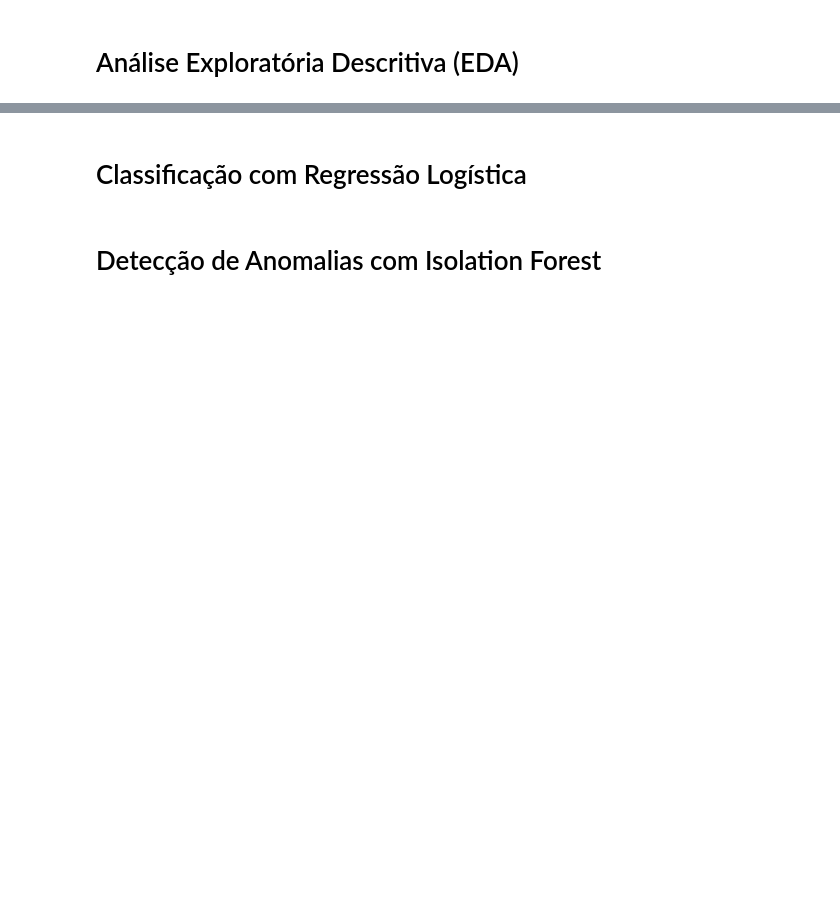
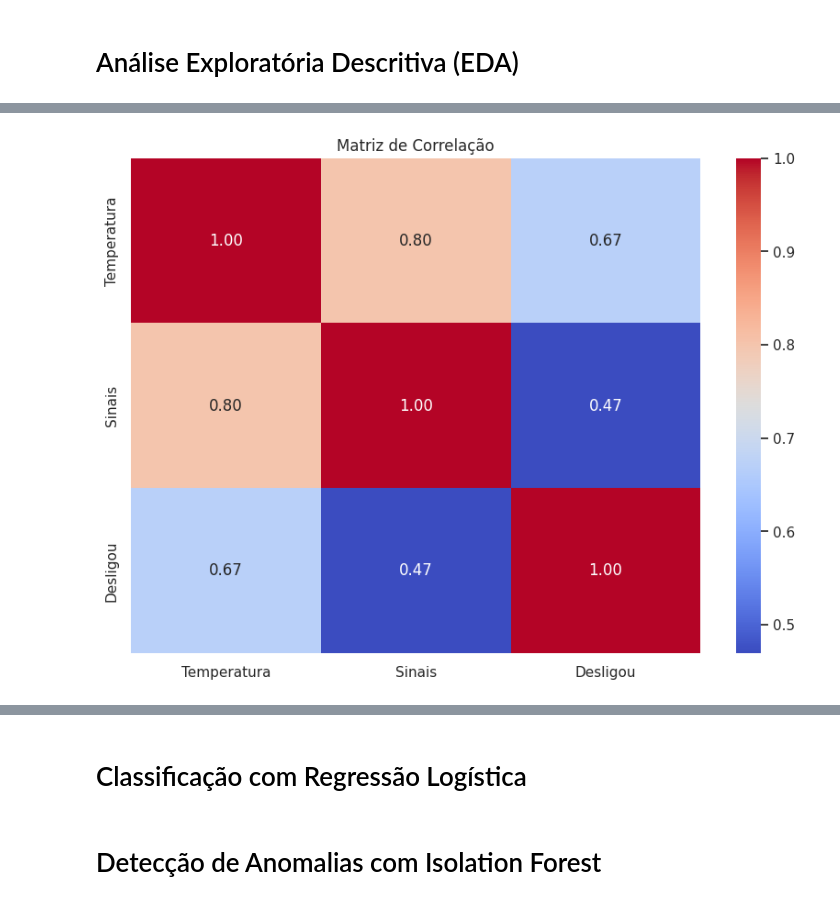
Before and after one commit to diegonogare/Workshop-AnalisePreditivaDeManutencao, a Jupyter notebook: Workshop_AnalisePreditivaDeManutencao.ipynb, the cells around one changed output, grey strips where cells are left out. Saved outputs shown, nothing was run; the diff lists cells and outputs as text; code cells hidden in the pictures; blank space fills up the shorter version.

```diff
--- a/Workshop_AnalisePreditivaDeManutencao.ipynb
+++ b/Workshop_AnalisePreditivaDeManutencao.ipynb
@@ -50,0 +111,10 @@ print(df.isnull().sum())
+# %%
+#Pela exploração que fizemos, apesar de Dia ser um valor numério, não tem relação com o objetivo que temos. Vamos remover
+colunas_numericas.remove('Dia')
+# %%
+correlation_matrix = df[colunas_numericas + ['Desligou']].corr()
+sns.heatmap(correlation_matrix, annot=True, cmap='coolwarm', fmt=".2f")
+plt.title('Matriz de Correlação')
+plt.show()
+# %% [output]
+[figure, added]
```
Also changed, not shown: parts of 14 cells of this notebook.
